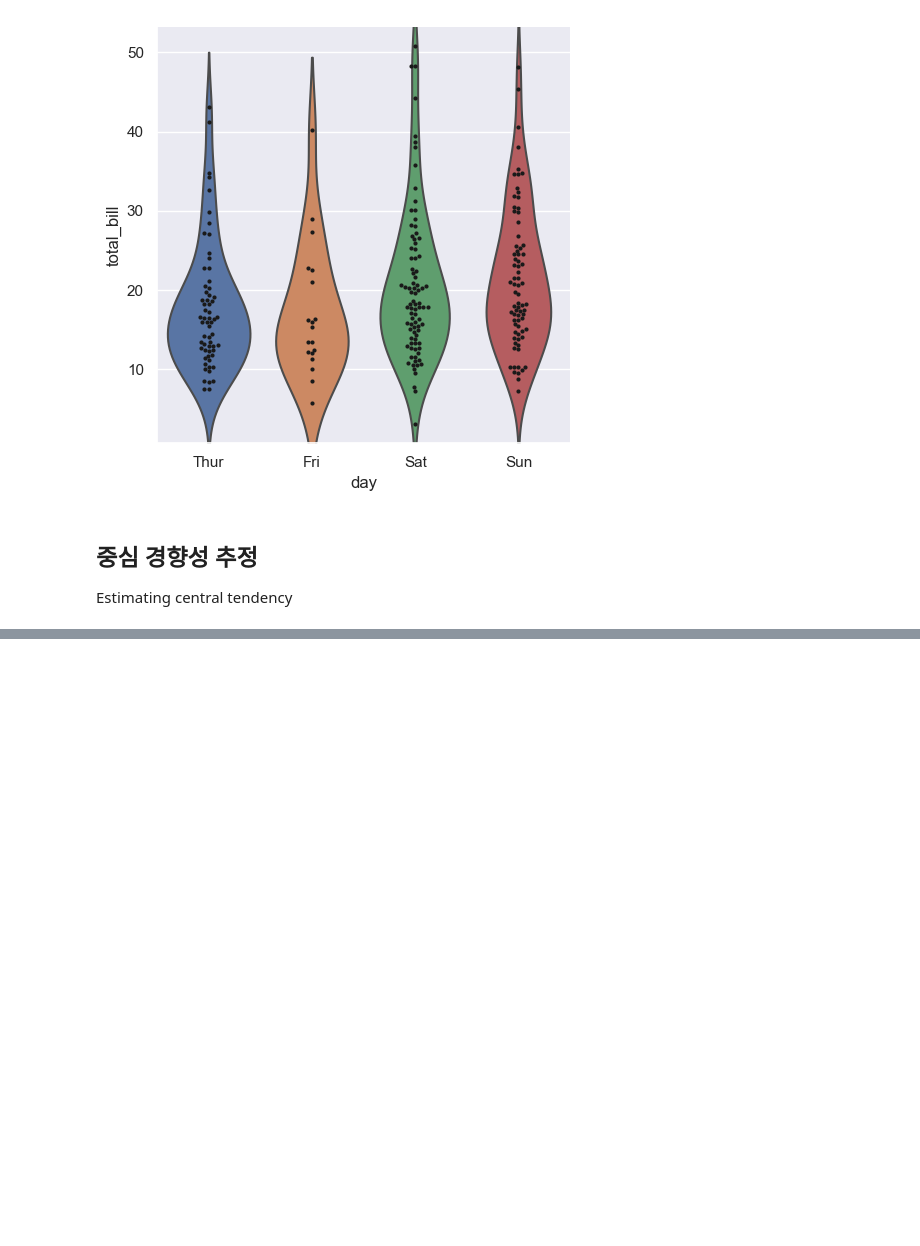
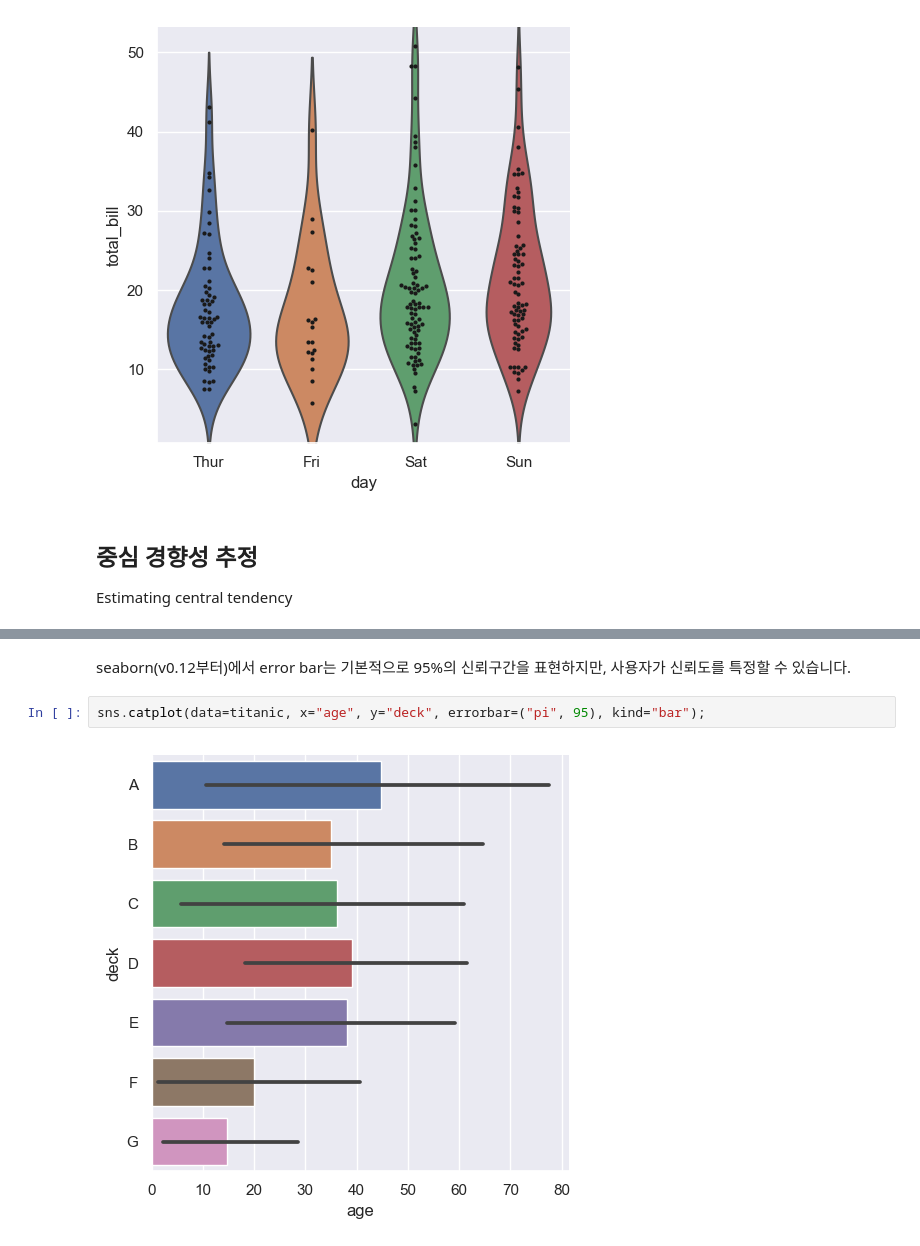
Before and after one commit to kjmn1105/Seaborn-Tuorial, a Jupyter notebook: 08_Plotting functions (3).ipynb, the cells around one changed output, grey strips where cells are left out. Saved outputs shown, nothing was run; the diff lists cells and outputs as text; blank space fills up the shorter version.

```diff
--- a/08_Plotting functions (3).ipynb
+++ b/08_Plotting functions (3).ipynb
@@ -232,0 +249,6 @@ Estimating central tendency
+# %% [markdown]
+seaborn(v0.12부터)에서 error bar는 기본적으로 95%의 신뢰구간을 표현하지만, 사용자가 신뢰도를 특정할 수 있습니다.
+# %%
+sns.catplot(data=titanic, x="age", y="deck", errorbar=("pi", 95), kind="bar");
+# %% [output]
+[figure, added]
```
Also changed, not shown: parts of 10 cells of this notebook.
